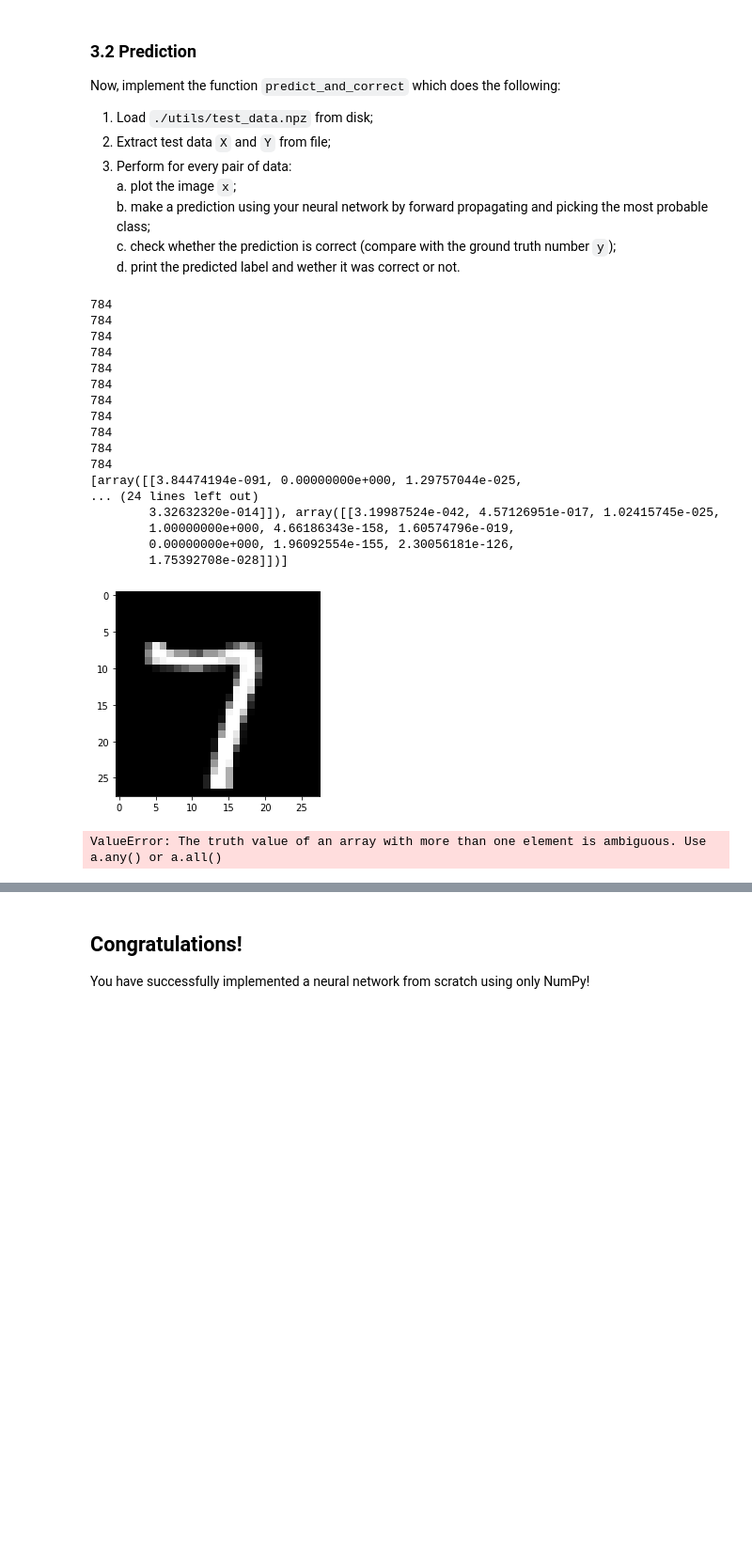
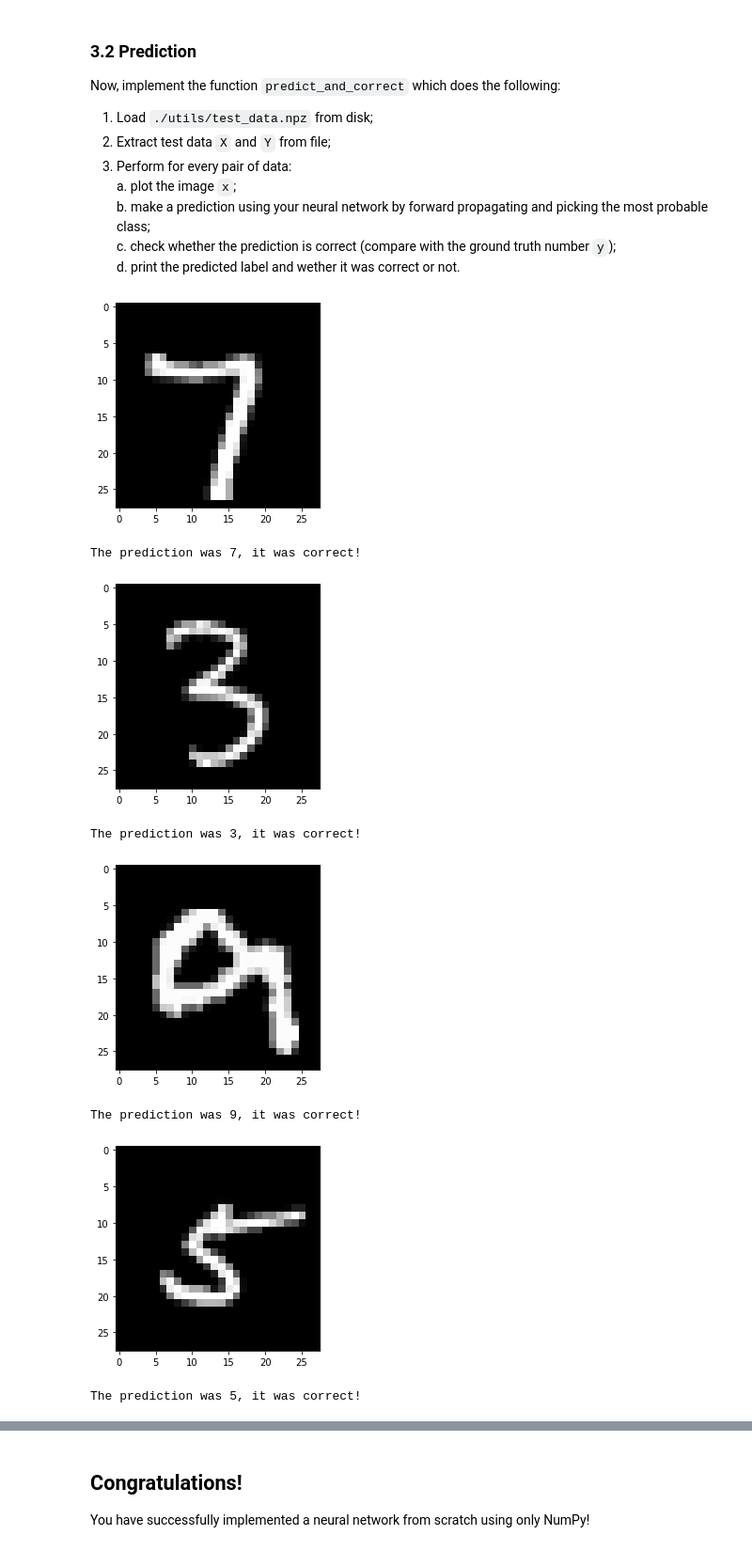
Before and after one commit to minwuh0811/deep-machine-learning, a Jupyter notebook: home-assignments/IHA1/IHA1.ipynb, the cells around one changed output, grey strips where cells are left out. Shown at 94% size. Cells and saved outputs as stored; diff of their text form; code cells hidden in the pictures; blank space fills up the shorter version.

```diff
--- a/home-assignments/IHA1/IHA1.ipynb
+++ b/home-assignments/IHA1/IHA1.ipynb
@@ -671,50 +671,35 @@ Now, implement the function `predict_and_correct` which does the following:
 # %%
 def predict_and_correct(ann):
     """ Load test data from file and predict using your neural network.
     Make a prediction for ever data sample and print it along with wether it was a correct prediction or not
 
     Arguments:
     ann - the neural network to use for prediction. Has type `NeuralNetwork`
 
     Returns: # for test case purposes
     A `numpy.ndarray` of predicted classes (integers [0-9]) with shape (11,)
     """
     data = np.load('./utils/test_data.npz')
     X, cls = data['X'], data['Y']
 
-    for i in X:
-        print(len(i))
-
-    cls_preds = [maxann.forward_prop(i) for i in X]  # TODO: make a predicted number for every image in X
-    print(cls_preds)
+    cls_preds = [np.argmax(ann.forward_prop(i))for i in X]  # TODO: make a predicted number for every image in X
     # YOUR CODE HERE
 
     for i in range(len(X)):
         plt.imshow(X[i].reshape(28,28), cmap='gray')
         plt.show()
         correct = cls_preds[i] == cls[i]
         print('The prediction was {0}, it was {1}!'.format(cls_preds[i], 'correct' if correct else 'incorrect'))
 
     return cls_preds
 
 cls_pred = predict_and_correct(ann)
 # %% [output]
+[figure]
-784
-784
-784
-784
-784
-784
-784
-784
-784
-784
-784
-[array([[3.84474194e-091, 0.00000000e+000, 1.29757044e-025,
-... (24 lines left out)
-        3.32632320e-014]]), array([[3.19987524e-042, 4.57126951e-017, 1.02415745e-025,
-        1.00000000e+000, 4.66186343e-158, 1.60574796e-019,
-        0.00000000e+000, 1.96092554e-155, 2.30056181e-126,
-        1.75392708e-028]])]
+The prediction was 7, it was correct!
-[figure]
+[figure, added]
-ValueError: The truth value of an array with more than one element is ambiguous. Use a.any() or a.all()
+The prediction was 3, it was correct!
+[figure, added]
+The prediction was 9, it was correct!
+[figure, added]
+The prediction was 5, it was correct!
```
Also changed, not shown: parts of 2 cells of this notebook, 1 other file.
